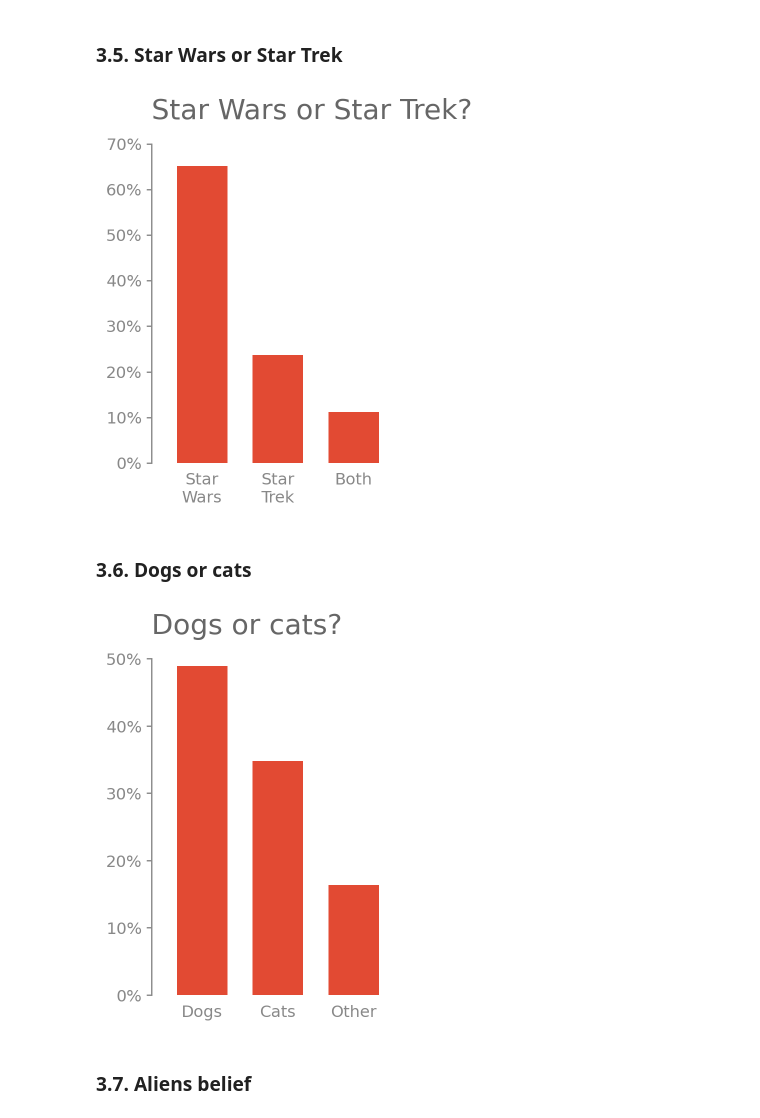
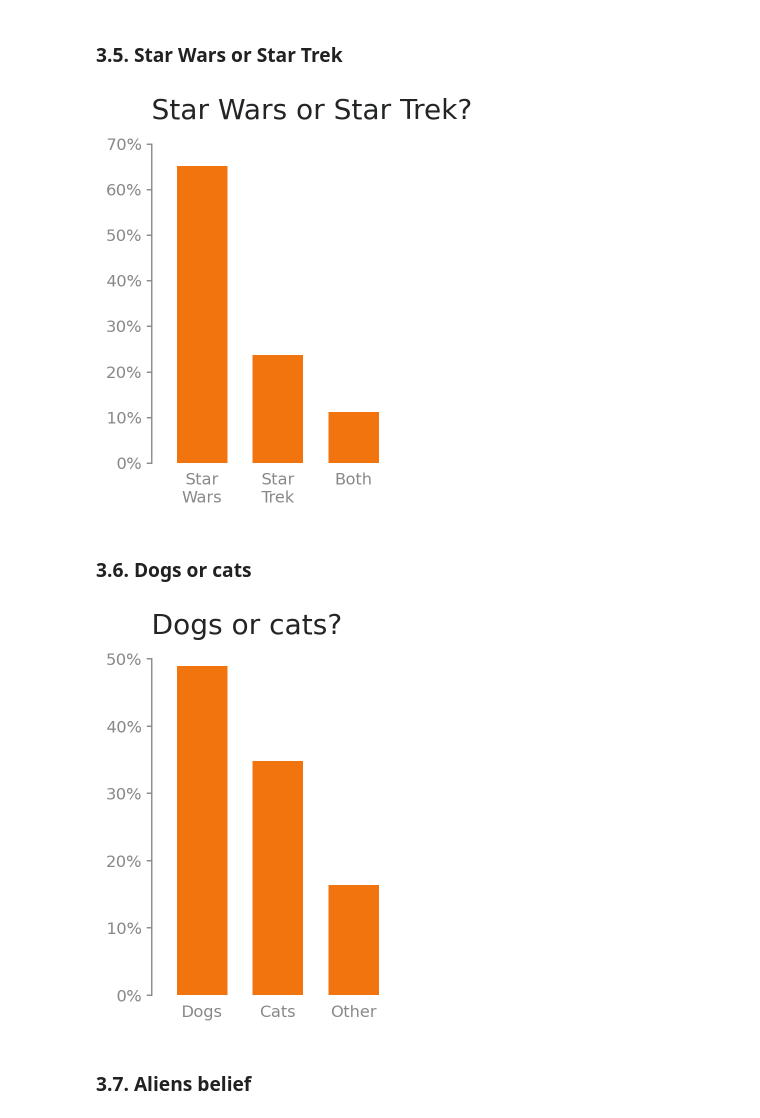
Before and after one commit to gabrieltempass/stack-overflow-survey, a Jupyter notebook: stack_overflow_survey.ipynb, the cells around one changed output. Drawn from its saved outputs; the diff is of its cells as text; code cells hidden in the pictures.

```diff
--- a/stack_overflow_survey.ipynb
+++ b/stack_overflow_survey.ipynb
@@ -9,7 +9,7 @@ import pandas as pd
 import matplotlib.pyplot as plt
 import matplotlib.gridspec as gs
 from matplotlib.ticker import StrMethodFormatter
-plt.style.use('./style/minimal.mplstyle')
+plt.style.use('./style/stack_overflow.mplstyle')
 %config InlineBackend.figure_format='retina'
 
 import warnings
@@ -286,11 +287,11 @@ def bar_positions(classes, space=1/2):
         Where:
 
         Space unit: The size of a single space. It's the fraction that a bar occupies on an axis with a size
-            of 1 and the ammount of space between the bars desired.
+            of 1 and a given ammount of space between the bars.
         Numerator: The total size of the x or y axis, always 1.
         Denominator: The number of spaces to divide the axis by.
 
-        This would give us as a space_unit of 1/2.75. The details of how to calculate the denominator are:
+        This would give us as a space unit of 1/2.75. The details of how to calculate the denominator are:
 
         1/4 (from the bottom of the y axis to the bottom of the first bar)
         + 1 (height of the first bar)
@@ -299,7 +300,7 @@ def bar_positions(classes, space=1/2):
         + 1/4 (from the top of the second bar to the top of the y axis)
         = 2.75
 
-        Then, we would need to use the space_unit to calculate the x or y coordinate for each bar, with the
+        Then, we would need to use the space unit to calculate the x or y coordinate for each bar, with the
         following equation:
 
         coordinate = space_unit*(1/2 + space + i*(1 + space))
@@ -439,35 +463,37 @@ plt.gca().spines['bottom'].set_visible(False)
 plt.gca().yaxis.set_major_formatter(StrMethodFormatter('{x:,.0%}'))
 plt.gca().tick_params(bottom=False, width=1)
 plt.xticks(q5_coordinates, q5_x)
-plt.title(t5)
+plt.title(t5, color='#222426')
 plt.xlim(0, 1)
 plt.ylim(0, 0.7)
 
 plt.tight_layout(h_pad=4, w_pad=4)
+plt.savefig('images/q5_star_wars_or_star_trek.png', dpi=500)
 plt.show()
 # %% [output]
-[figure, old version]
+[figure, new version]
 # %% [markdown]
 ### 3.6. Dogs or cats
 # %%
 q6_coordinates, q6_size = bar_positions(q6_x, 1/2)
 
 plt.figure(figsize=(3.4, 4.5))
 
 plt.bar(q6_coordinates, q6_y_per, width=q6_size)
 
 plt.gca().spines['bottom'].set_visible(False)
 plt.gca().yaxis.set_major_formatter(StrMethodFormatter('{x:,.0%}'))
 plt.gca().tick_params(bottom=False, width=1)
 plt.xticks(q6_coordinates, q6_x)
-plt.title(t6)
+plt.title(t6, color='#222426')
 plt.xlim(0, 1)
 plt.ylim(0, 0.5)
 
 plt.tight_layout(h_pad=4, w_pad=4)
+plt.savefig('images/q6_dogs_or_cats.png', dpi=500)
 plt.show()
 # %% [output]
-[figure, old version]
+[figure, new version]
 # %% [markdown]
 ### 3.7. Aliens belief
 # %%
```
Also changed, not shown: parts of 14 cells of this notebook.
